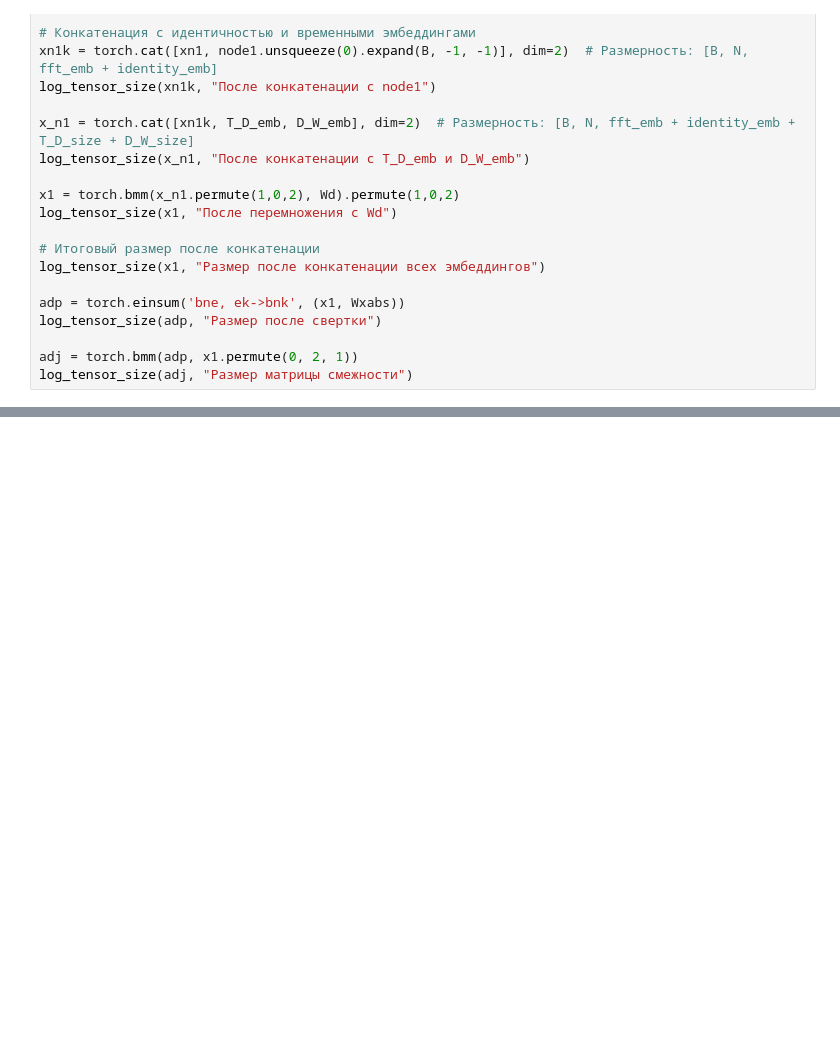
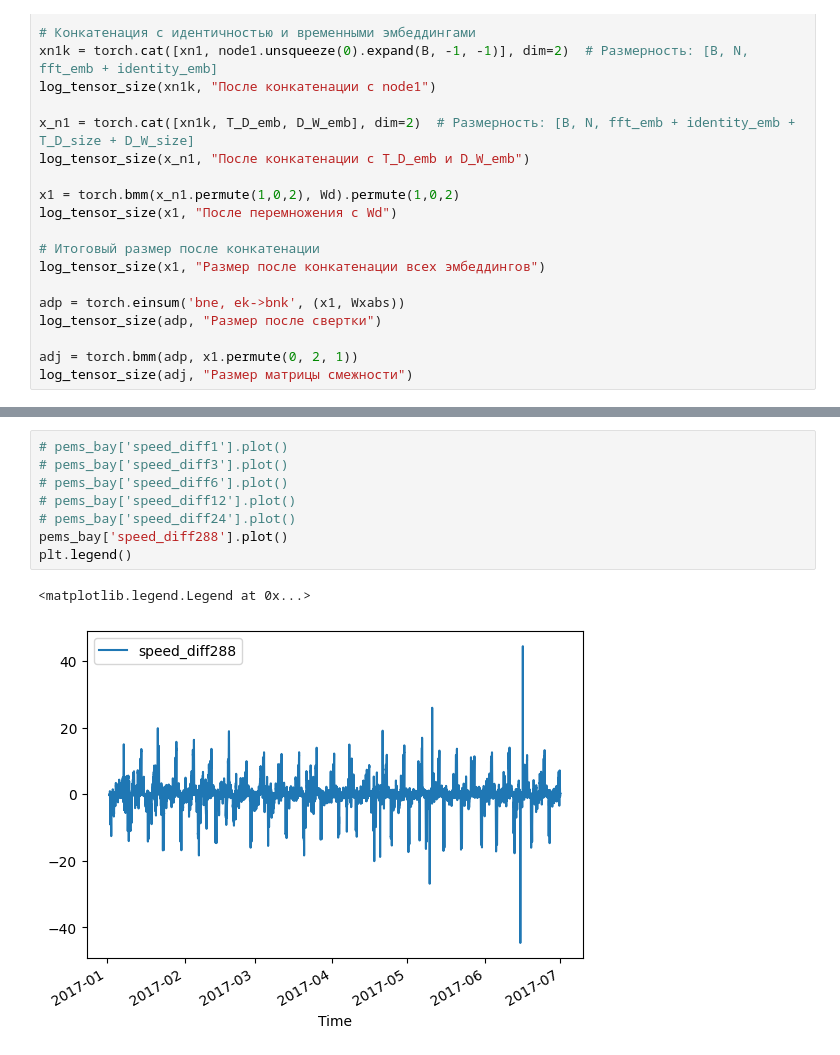
Before and after one commit to romanroff/ITMO_subjects, a Jupyter notebook: NIR/gpt help me 2.ipynb, the cells around one changed output, grey strips where cells are left out. Saved outputs shown, nothing was run; the diff lists cells and outputs as text; blank space fills up the shorter version.

```diff
--- a/NIR/gpt help me 2.ipynb
+++ b/NIR/gpt help me 2.ipynb
@@ -225,0 +185,11 @@ combined_data = combined_data.unsqueeze(0)  # [1, L, N, 3]
+# %%
+# pems_bay['speed_diff1'].plot()
+# pems_bay['speed_diff3'].plot()
+# pems_bay['speed_diff6'].plot()
+# pems_bay['speed_diff12'].plot()
+# pems_bay['speed_diff24'].plot()
+pems_bay['speed_diff288'].plot()
+plt.legend()
+# %% [output]
+<matplotlib.legend.Legend at 0x...>
+[figure, added]
```
Also changed, not shown: parts of 17 cells of this notebook, 1 other file.
